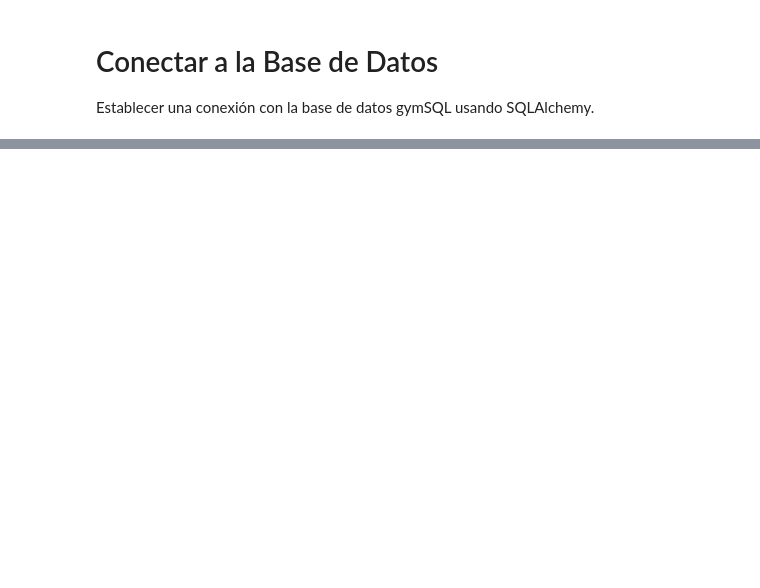
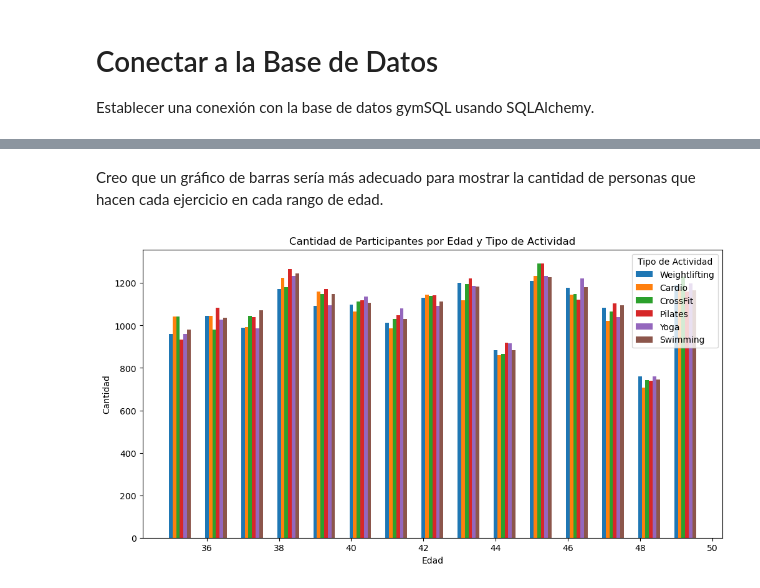
Before and after one commit to Benja022/SQL-GRUPO3, a Jupyter notebook: BenjaminPY.ipynb, the cells around one changed output, grey strips where cells are left out. Cells and saved outputs as stored; diff of their text form; code cells hidden in the pictures; blank space fills up the shorter version.

```diff
--- a/BenjaminPY.ipynb
+++ b/BenjaminPY.ipynb
@@ -86,0 +326,25 @@ Name: count, dtype: int64
+# %% [markdown]
+Creo que un gráfico de barras sería más adecuado para mostrar la cantidad de personas que hacen cada ejercicio en cada rango de edad.
+# %%
+import matplotlib.pyplot as plt
+
+# Crear una figura
+plt.figure(figsize=(12, 6))
+
+# Agrupar por tipo de actividad y edad
+bar_width = 0.1  # Ancho de cada barra
+for i, workout_type in enumerate(df_actividades['workout_type'].unique()):
+    subset = df_actividades[df_actividades['workout_type'] == workout_type]
+    subset = subset.sort_values(by='age')  # Ordenar por edad para barras continuas
+    plt.bar(subset['age'] + i * bar_width, subset['count'], width=bar_width, label=workout_type)
+
+# Añadir etiquetas y título
+plt.xlabel('Edad')
+plt.ylabel('Cantidad')
+plt.title('Cantidad de Participantes por Edad y Tipo de Actividad')
+plt.legend(title='Tipo de Actividad')
+
+# Mostrar el gráfico
+plt.show()
+# %% [output]
+[figure, added]
```
Also changed, not shown: parts of 41 cells of this notebook, 7 other files.
